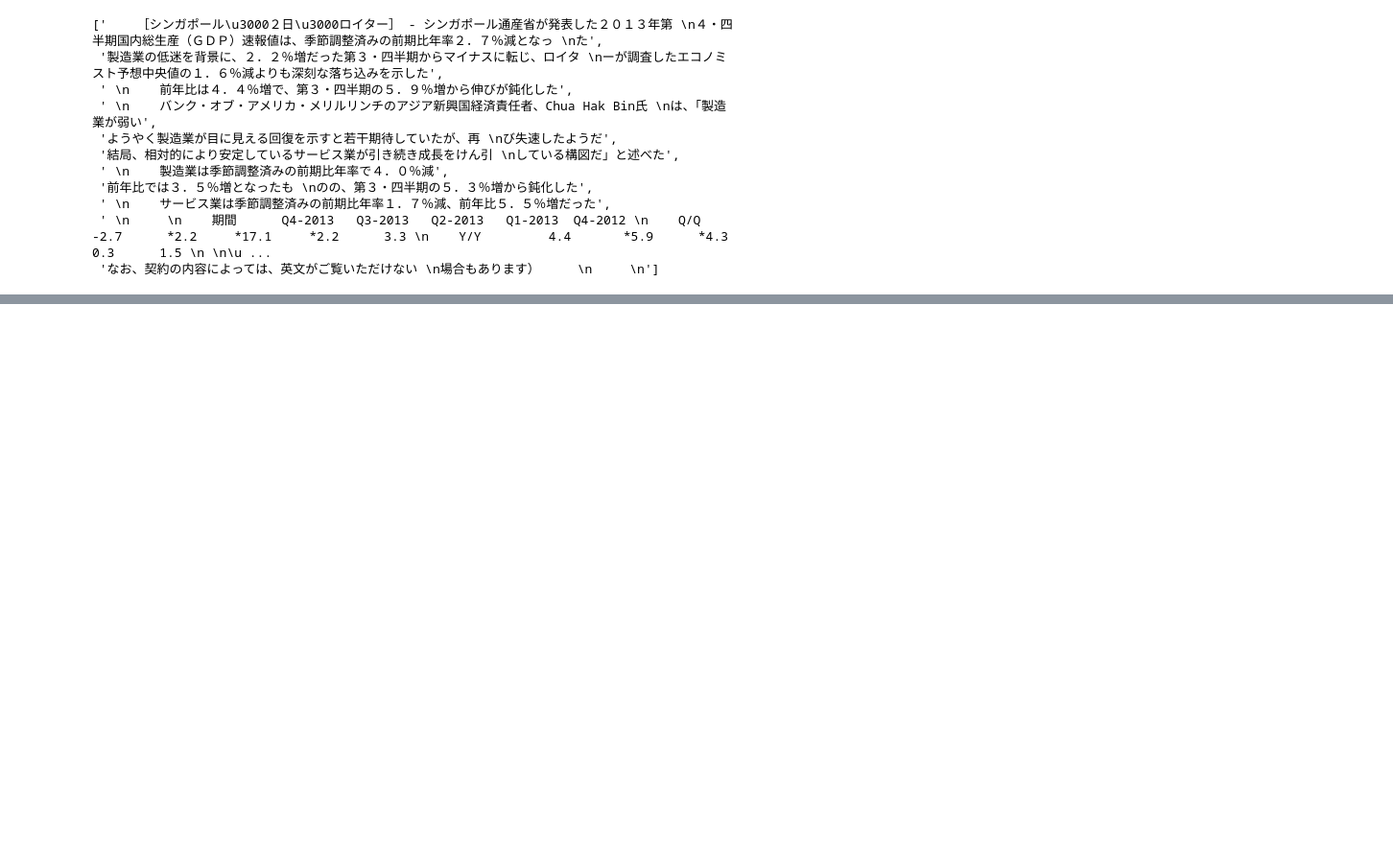
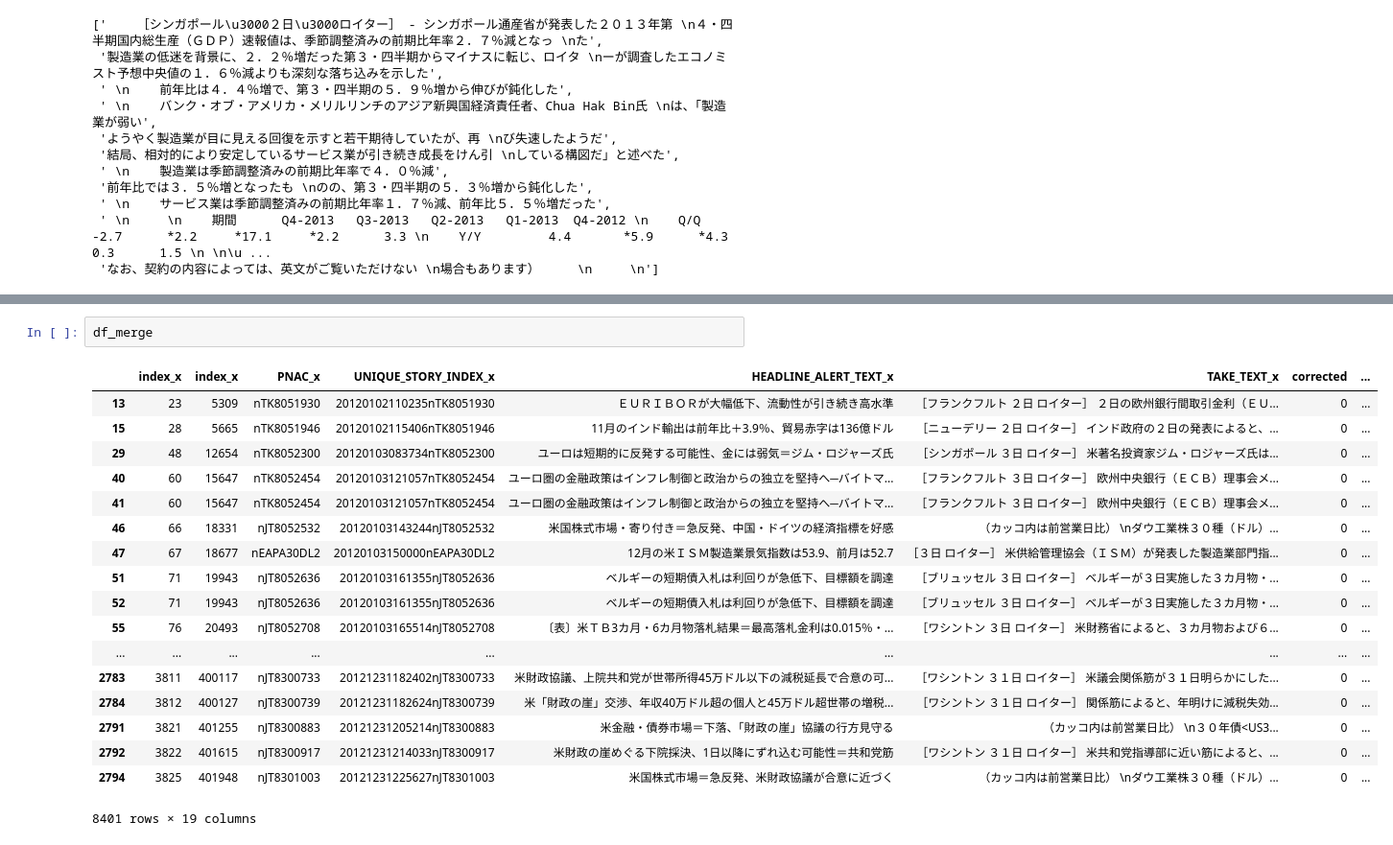
Before and after one commit to zenoWZH/textsimiliarity, a Jupyter notebook: 前处理.ipynb, the cells around one changed output, grey strips where cells are left out. Shown at 96% size. Cells and saved outputs as stored; diff of their text form; blank space fills up the shorter version.

```diff
--- a/前处理.ipynb
+++ b/前处理.ipynb
@@ -196,0 +252,21 @@ text_jp.split('。')
+# %%
+df_merge
+# %% [output]
+|  | index_x | index_x | PNAC_x | UNIQUE_STORY_INDEX_x | HEADLINE_ALERT_TEXT_x | TAKE_TEXT_x | corrected | ... |
+| 13 | 23 | 5309 | nTK8051930 | 20120102110235nTK8051930 | ＥＵＲＩＢＯＲが大幅低下、流動性が引き続き高水準 | ［フランクフルト ２日 ロイター］ ２日の欧州銀行間取引金利（ＥＵ... | 0 | ... |
+| 15 | 28 | 5665 | nTK8051946 | 20120102115406nTK8051946 | 11月のインド輸出は前年比＋3.9％、貿易赤字は136億ドル | ［ニューデリー ２日 ロイター］ インド政府の２日の発表によると、... | 0 | ... |
+| 29 | 48 | 12654 | nTK8052300 | 20120103083734nTK8052300 | ユーロは短期的に反発する可能性、金には弱気＝ジム・ロジャーズ氏 | ［シンガポール ３日 ロイター］ 米著名投資家ジム・ロジャーズ氏は... | 0 | ... |
+| 40 | 60 | 15647 | nTK8052454 | 20120103121057nTK8052454 | ユーロ圏の金融政策はインフレ制御と政治からの独立を堅持へ─バイトマ... | ［フランクフルト ３日 ロイター］ 欧州中央銀行（ＥＣＢ）理事会メ... | 0 | ... |
+| 41 | 60 | 15647 | nTK8052454 | 20120103121057nTK8052454 | ユーロ圏の金融政策はインフレ制御と政治からの独立を堅持へ─バイトマ... | ［フランクフルト ３日 ロイター］ 欧州中央銀行（ＥＣＢ）理事会メ... | 0 | ... |
+| 46 | 66 | 18331 | nJT8052532 | 20120103143244nJT8052532 | 米国株式市場・寄り付き＝急反発、中国・ドイツの経済指標を好感 | （カッコ内は前営業日比） \nダウ工業株３０種（ドル）... | 0 | ... |
+| 47 | 67 | 18677 | nEAPA30DL2 | 20120103150000nEAPA30DL2 | 12月の米ＩＳＭ製造業景気指数は53.9、前月は52.7 | ［３日 ロイター］ 米供給管理協会（ＩＳＭ）が発表した製造業部門指... | 0 | ... |
+| 51 | 71 | 19943 | nJT8052636 | 20120103161355nJT8052636 | ベルギーの短期債入札は利回りが急低下、目標額を調達 | ［ブリュッセル ３日 ロイター］ ベルギーが３日実施した３カ月物・... | 0 | ... |
+| 52 | 71 | 19943 | nJT8052636 | 20120103161355nJT8052636 | ベルギーの短期債入札は利回りが急低下、目標額を調達 | ［ブリュッセル ３日 ロイター］ ベルギーが３日実施した３カ月物・... | 0 | ... |
+| 55 | 76 | 20493 | nJT8052708 | 20120103165514nJT8052708 | 〔表〕米ＴＢ3カ月・6カ月物落札結果＝最高落札金利は0.015％・... | ［ワシントン ３日 ロイター］ 米財務省によると、３カ月物および６... | 0 | ... |
+| ... | ... | ... | ... | ... | ... | ... | ... | ... |
+| 2783 | 3811 | 400117 | nJT8300733 | 20121231182402nJT8300733 | 米財政協議、上院共和党が世帯所得45万ドル以下の減税延長で合意の可... | ［ワシントン ３１日 ロイター］ 米議会関係筋が３１日明らかにした... | 0 | ... |
+| 2784 | 3812 | 400127 | nJT8300739 | 20121231182624nJT8300739 | 米「財政の崖」交渉、年収40万ドル超の個人と45万ドル超世帯の増税... | ［ワシントン ３１日 ロイター］ 関係筋によると、年明けに減税失効... | 0 | ... |
+| 2791 | 3821 | 401255 | nJT8300883 | 20121231205214nJT8300883 | 米金融・債券市場＝下落、「財政の崖」協議の行方見守る | （カッコ内は前営業日比） \n３０年債<US3... | 0 | ... |
+| 2792 | 3822 | 401615 | nJT8300917 | 20121231214033nJT8300917 | 米財政の崖めぐる下院採決、1日以降にずれ込む可能性＝共和党筋 | ［ワシントン ３１日 ロイター］ 米共和党指導部に近い筋によると、... | 0 | ... |
+| 2794 | 3825 | 401948 | nJT8301003 | 20121231225627nJT8301003 | 米国株式市場＝急反発、米財政協議が合意に近づく | （カッコ内は前営業日比） \nダウ工業株３０種（ドル）... | 0 | ... |
+8401 rows × 19 columns
```
Also changed, not shown: parts of 11 cells of this notebook, 3 other files.
